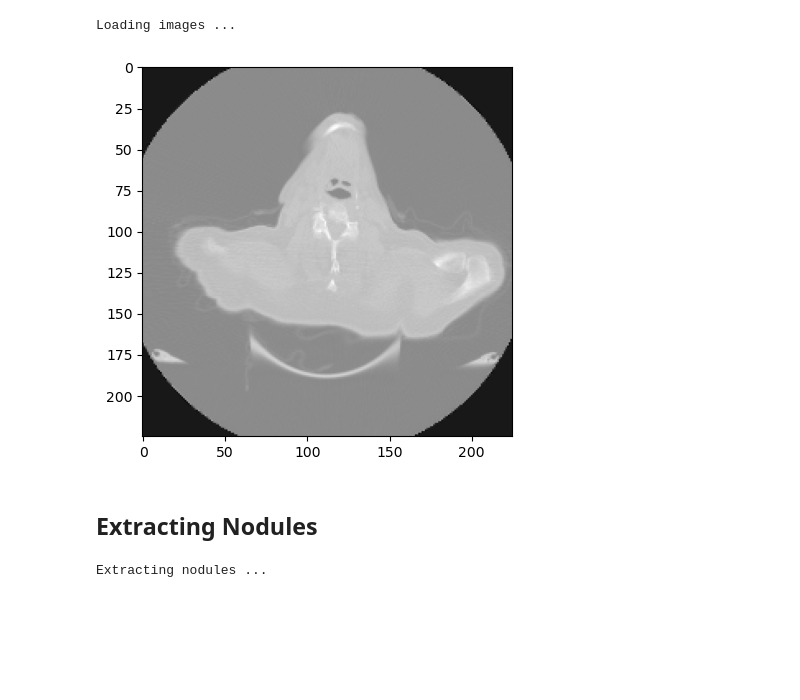
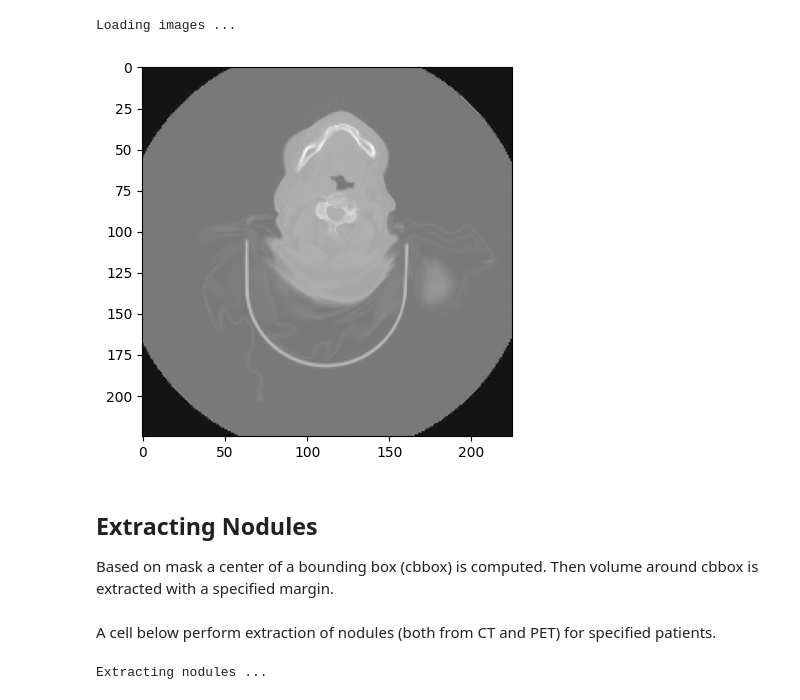
Before and after one commit to jbindaAI/HECKTOR, a Jupyter notebook: data_preparation.ipynb, the cells around one changed output. Saved outputs shown, nothing was run; the diff lists cells and outputs as text; code cells hidden in the pictures; blank space fills up the shorter version.

```diff
--- a/data_preparation.ipynb
+++ b/data_preparation.ipynb
@@ -56,34 +123,35 @@ def load_images(IDs):
         data[id] = (CT, PET, mask)
     return data
 # %%
-exemplary_data = load_images(ids[:5])
+exemplary_data = load_images(['CHUM-001'])
 # %% [output]
 Loading images ...
 # %%
 args = {
     "data": exemplary_data,
     "patient_ID": 'CHUM-001',
     "method": "CT",
-    "slice": 39,
+    "slice": 50,
     "apply_mask": False
 }
 
 def visualize_raw_data(data, patient_ID, method, slice, apply_mask):
     assert method in ("CT", "PET")
 
     plt.set_cmap('gray')
     CT, PET, mask = data[patient_ID]
     img = CT if method == "CT" else PET
     img = img[slice]
     if apply_mask:
         img = img*mask[slice]
     plt.imshow(img)
 
 visualize_raw_data(**args)
 # %% [output]
-[figure, old version]
+[figure, new version]
 # %% [markdown]
 ## Extracting Nodules
+Based on mask a center of a bounding box (cbbox) is computed. Then volume around cbbox is extracted with a specified margin.
 # %%
 def load_image(id, maskPath, imagePath):
     maskPath = os.path.join(maskPath, id + '.nii.gz')
@@ -122,6 +193,8 @@ def extract_nodule(patient_id, margin, maskPath, imagePath):
         crop_PET = torch.Tensor(PET[slices])
         crop_mask = torch.Tensor(mask[slices])
     return crop_CT, crop_PET, crop_mask
+# %% [markdown]
+A cell below perform extraction of nodules (both from CT and PET) for specified patients.
 # %%
 Path(f"{save_path}/crops_CT").mkdir(parents=True, exist_ok=True)
 Path(f"{save_path}/crops_PET").mkdir(parents=True, exist_ok=True)
```
Also changed, not shown: parts of 18 cells of this notebook, 11 other files.
